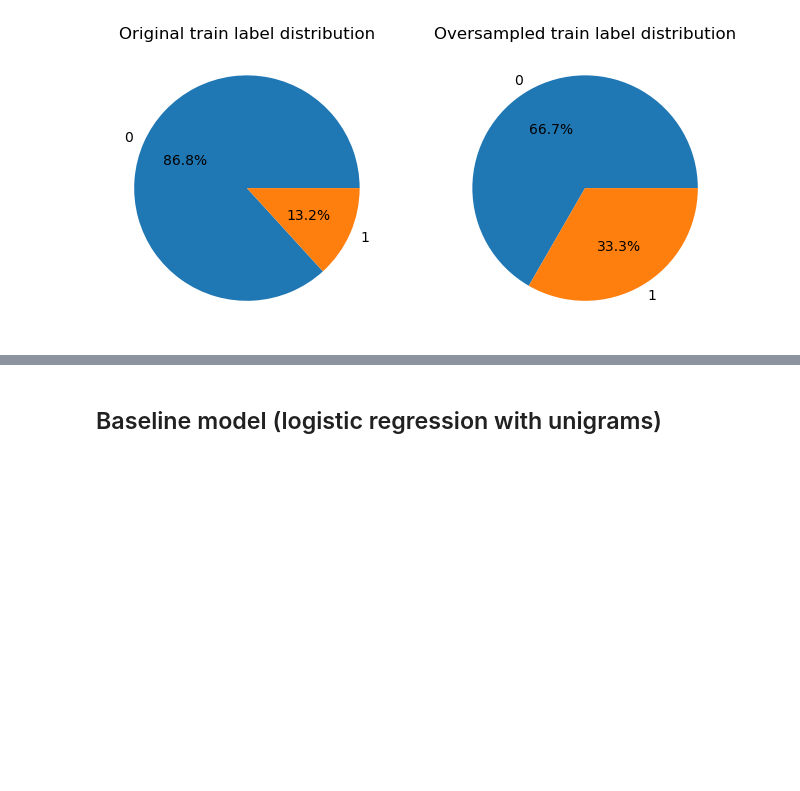
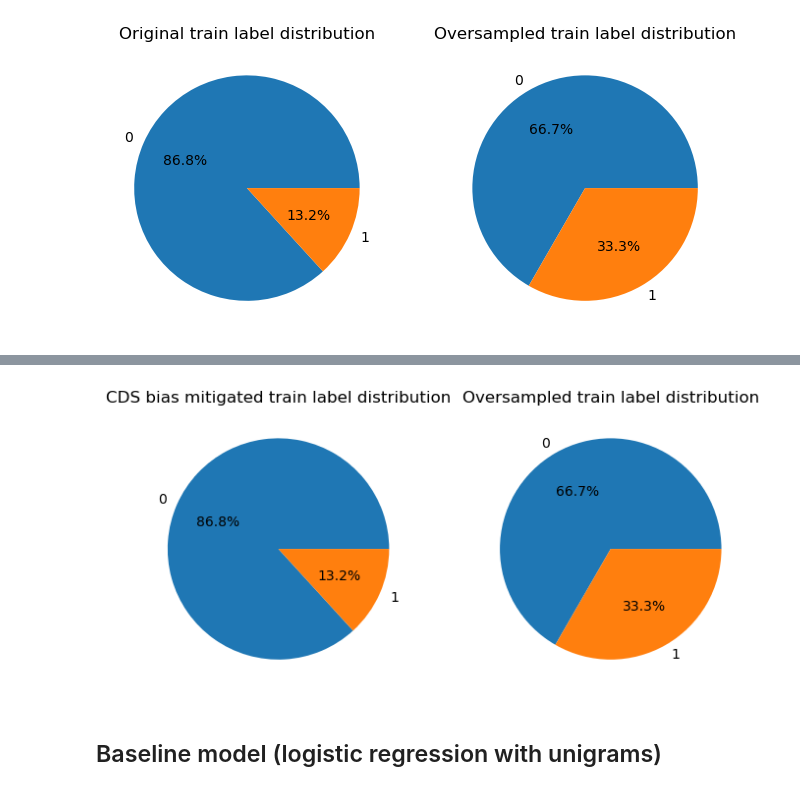
Before and after one commit to MajaMittag/gender-bias_da, a Jupyter notebook: toxicity_detection/toxicity_model_classes.ipynb, the cells around one changed output, grey strips where cells are left out. Saved outputs shown, nothing was run; the diff lists cells and outputs as text; code cells hidden in the pictures; blank space fills up the shorter version.

```diff
--- a/toxicity_detection/toxicity_model_classes.ipynb
+++ b/toxicity_detection/toxicity_model_classes.ipynb
@@ -261,0 +353,14 @@ y_test_orig = y_test_orig
+# %%
+# fix class imbalance
+
+# vectorize X_train
+vectorizer_CDS = CountVectorizer()
+X_train_CDS_vec = vectorizer_CDS.fit_transform(X_train_CDS_preproc)
+
+# oversample the minority class
+X_train_CDS_oversampled, y_train_CDS_oversampled = utils.oversample_data(X_train_CDS_vec, y_train_CDS, strategy=0.5, smote=False, SEED=42)
+
+# convert back to text
+X_train_CDS_oversampled = pd.Series([' '.join(vectorizer_CDS.inverse_transform(vector)[0]) for vector in X_train_CDS_oversampled])
+
+pd.DataFrame([X_train_CDS_oversampled, y_train_CDS_oversampled]).T.head(10)
@@ -261,0 +379,18 @@ y_test_orig = y_test_orig
+# %%
+# plot label distribution
+fig, axes = plt.subplots(1, 2, figsize=(8, 4))
+
+axes[0].pie(y_train_CDS.value_counts().values,
+        labels = y_train_CDS.value_counts().index,
+        autopct='%1.1f%%')
+axes[0].set_title("CDS bias mitigated train label distribution")
+
+axes[1].pie(y_train_CDS_oversampled.value_counts().values,
+        labels = y_train_CDS_oversampled.value_counts().index,
+        autopct='%1.1f%%')
+axes[1].set_title("Oversampled train label distribution")
+
+plt.savefig("plots/new_label_distributions_CDS.png")
+plt.show()
+# %% [output]
+[figure, added]
```
Also changed, not shown: parts of 41 cells of this notebook, 39 other files.
